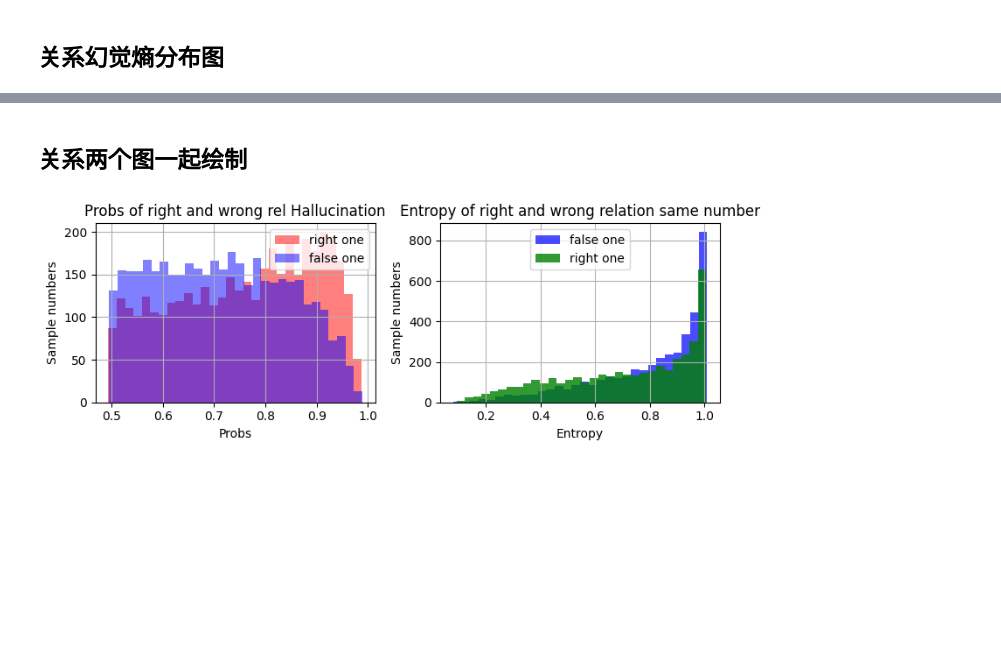
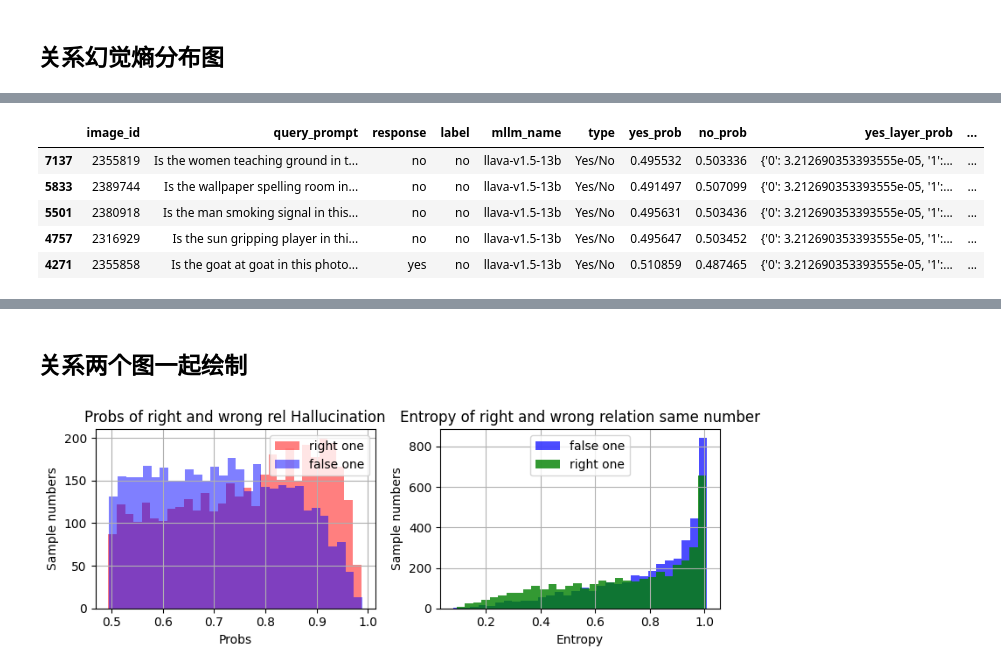
Before and after one commit to JackChen-seu/Reefknot, a Jupyter notebook: RLC-bench/neok_code/notebooks/draw1.ipynb, the cells around one changed output, grey strips where cells are left out. Cells and saved outputs as stored; diff of their text form; code cells hidden in the pictures; blank space fills up the shorter version.

```diff
--- a/RLC-bench/neok_code/notebooks/draw1.ipynb
+++ b/RLC-bench/neok_code/notebooks/draw1.ipynb
@@ -318,0 +371,10 @@ plt.show()
+# %%
+sorted_df = rel_pd.sort_values(by='entropy', ascending=False)
+sorted_df.head()
+# %% [output]
+|  | image_id | query_prompt | response | label | mllm_name | type | yes_prob | no_prob | yes_layer_prob | ... |
+| 7137 | 2355819 | Is the women teaching ground in t... | no | no | llava-v1.5-13b | Yes/No | 0.495532 | 0.503336 | {'0': 3.212690353393555e-05, '1':... | ... |
+| 5833 | 2389744 | Is the wallpaper spelling room in... | no | no | llava-v1.5-13b | Yes/No | 0.491497 | 0.507099 | {'0': 3.212690353393555e-05, '1':... | ... |
+| 5501 | 2380918 | Is the man smoking signal in this... | no | no | llava-v1.5-13b | Yes/No | 0.495631 | 0.503436 | {'0': 3.212690353393555e-05, '1':... | ... |
+| 4757 | 2316929 | Is the sun gripping player in thi... | no | no | llava-v1.5-13b | Yes/No | 0.495647 | 0.503452 | {'0': 3.212690353393555e-05, '1':... | ... |
+| 4271 | 2355858 | Is the goat at goat in this photo... | yes | no | llava-v1.5-13b | Yes/No | 0.510859 | 0.487465 | {'0': 3.212690353393555e-05, '1':... | ... |
```
Also changed, not shown: parts of 10 cells of this notebook, 20 other files.
